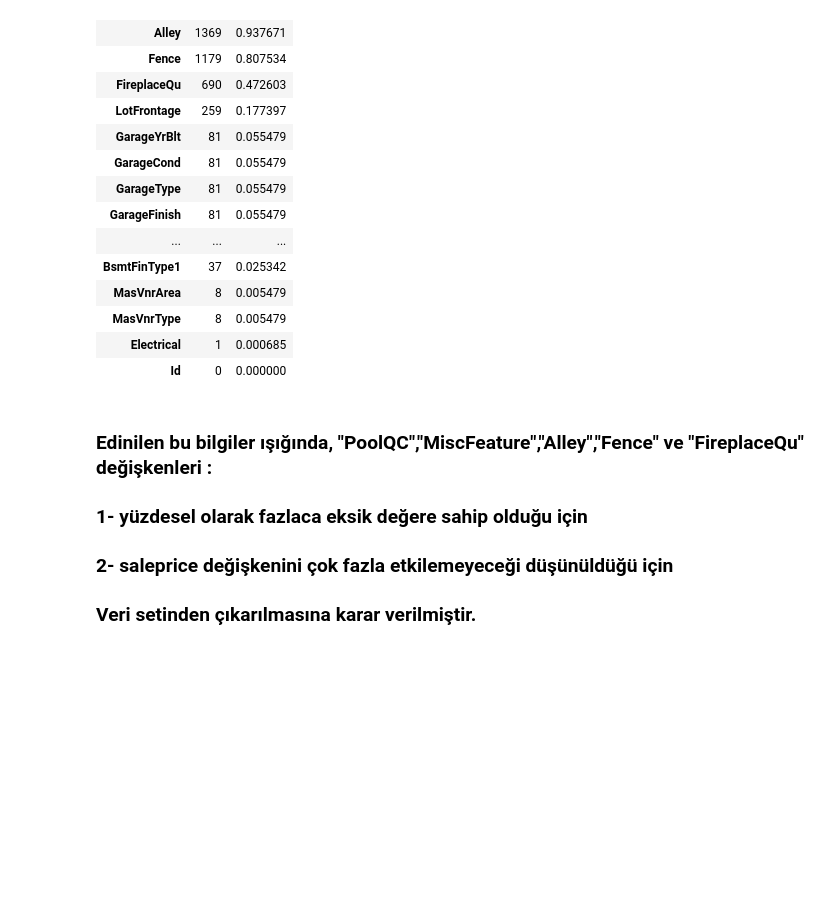
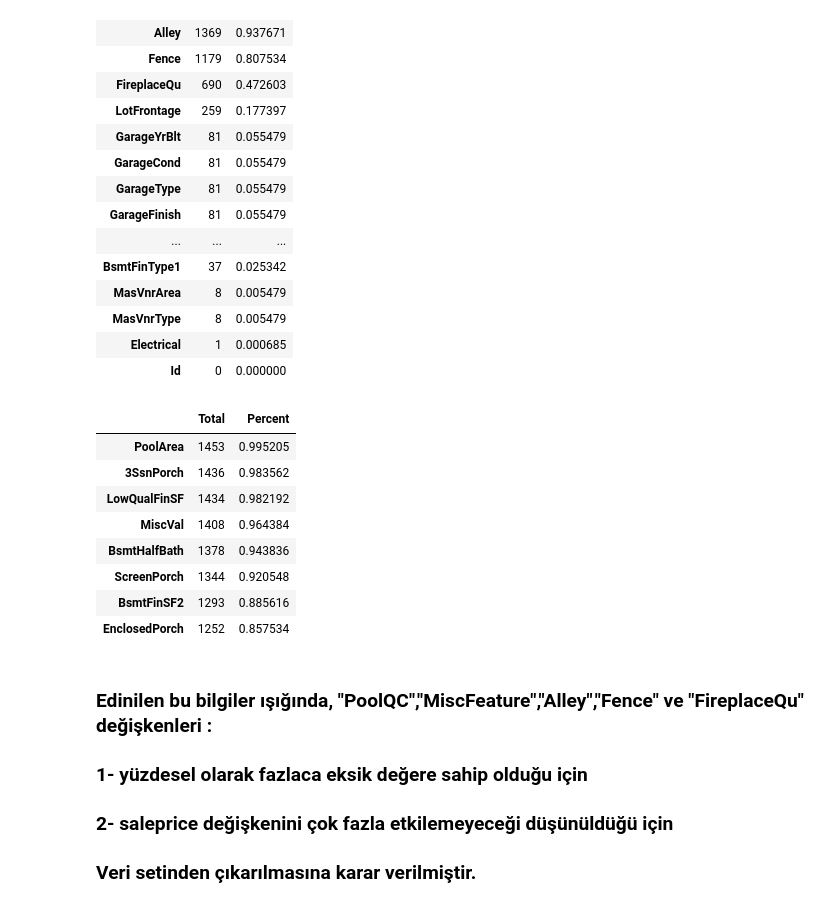
Before and after one commit to sevgitobas/bootcamp-project-1-team-3, a Jupyter notebook: data_preprocessing_houseprice.ipynb, the cells around one changed output. Cells and saved outputs as stored; diff of their text form; code cells hidden in the pictures; blank space fills up the shorter version.

```diff
--- a/data_preprocessing_houseprice.ipynb
+++ b/data_preprocessing_houseprice.ipynb
@@ -73,6 +73,23 @@ missing_data.head(20)
 | MasVnrType | 8 | 0.005479 |
 | Electrical | 1 | 0.000685 |
 | Id | 0 | 0.000000 |
+# %%
+# kolonlardaki 0'ların yüzdesel olarak gösterimi:
+
+total = (df == 0).sum(axis=0).sort_values(ascending=False)
+percent = ((df == 0).sum(axis=0)/df.count()).sort_values(ascending=False)
+zeros = pd.concat([total, percent], axis=1, keys=['Total', 'Percent'])
+zeros.head(8)
+# %% [output]
+|  | Total | Percent |
+| PoolArea | 1453 | 0.995205 |
+| 3SsnPorch | 1436 | 0.983562 |
+| LowQualFinSF | 1434 | 0.982192 |
+| MiscVal | 1408 | 0.964384 |
+| BsmtHalfBath | 1378 | 0.943836 |
+| ScreenPorch | 1344 | 0.920548 |
+| BsmtFinSF2 | 1293 | 0.885616 |
+| EnclosedPorch | 1252 | 0.857534 |
 # %% [markdown]
 ### Edinilen bu bilgiler ışığında, "PoolQC","MiscFeature","Alley","Fence" ve "FireplaceQu" değişkenleri :
 
```
Also changed, not shown: parts of 4 cells of this notebook.
